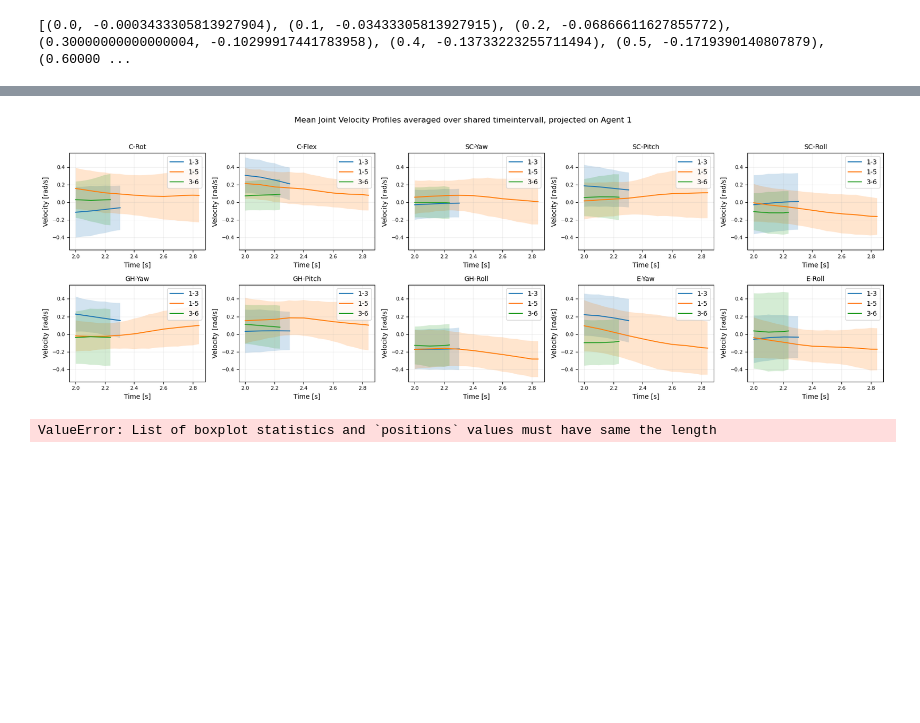
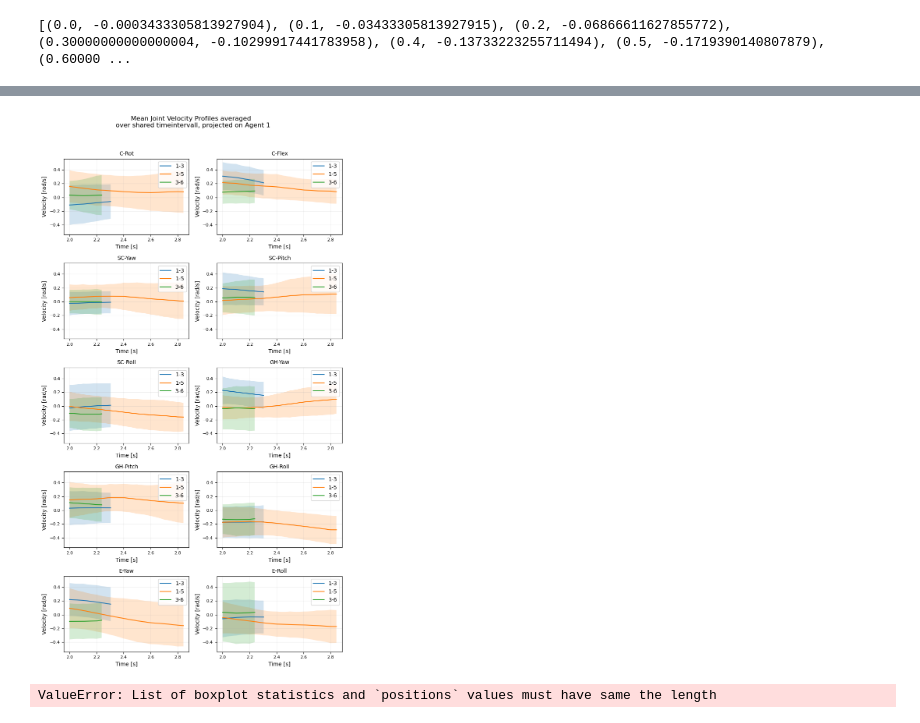
Before and after one commit to bj1110/Masterarbeit, a Jupyter notebook: eval/benchmark_eval.ipynb, the cells around one changed output, grey strips where cells are left out. Saved outputs shown, nothing was run; the diff lists cells and outputs as text; code cells hidden in the pictures; blank space fills up the shorter version.

```diff
--- a/eval/benchmark_eval.ipynb
+++ b/eval/benchmark_eval.ipynb
@@ -773,9 +782,9 @@ print(list(zip(t, v)))
 joint_list = joint_order
 
 fig, axes = plt.subplots(
-    nrows=2,
-    ncols=5,
-    figsize=(18, 6),
+    nrows=5,
+    ncols=2,
+    figsize=(8, 14),
     sharex=False,
     sharey=True
 )
@@ -843,9 +852,9 @@ from scipy.interpolate import interp1d
 joint_list = joint_order
 
 fig, axes = plt.subplots(
-    nrows=2,
-    ncols=5,
-    figsize=(18, 6),
+    nrows=5,
+    ncols=2,
+    figsize=(8, 14),
     sharex=True,
     sharey=True
 )
@@ -943,35 +952,35 @@ for ax, joint in zip(axes, joint_list):
         # ------------------------------------------------------------
         mean_traj = aligned.mean(axis=0)
         std_traj  = aligned.std(axis=0)
 
         # ------------------------------------------------------------
         # 5. plot
         # ------------------------------------------------------------
         ax.plot(common_t, mean_traj, label=movement)
 
         ax.fill_between(
             common_t,
             mean_traj - std_traj,
             mean_traj + std_traj,
             alpha=0.2
         )
 
     ax.set_title(joint_labels.get(joint, joint), fontsize=10)
     ax.set_xlabel("Time [s]")
     ax.set_ylabel("Velocity [rad/s]")
     ax.grid(True, alpha=0.2)
     ax.tick_params(axis="both", labelsize=8)
     ax.legend()
 
 for ax in axes.flat:
     ax.tick_params(axis="x", labelbottom=True)
     ax.tick_params(axis="y", labelleft=True)
 
-fig.suptitle("Mean Joint Velocity Profiles averaged over shared timeintervall, projected on Agent 1", y=1.02)
+fig.suptitle("Mean Joint Velocity Profiles averaged \n over shared timeintervall, projected on Agent 1", y=1.02)
 plt.tight_layout()
 plt.show()
 # %% [output]
-[figure, old version]
+[figure, new version]
 # %%
 subset = df[df["converged"]]
 
```
Also changed, not shown: parts of 2 cells of this notebook, 1 other file.
